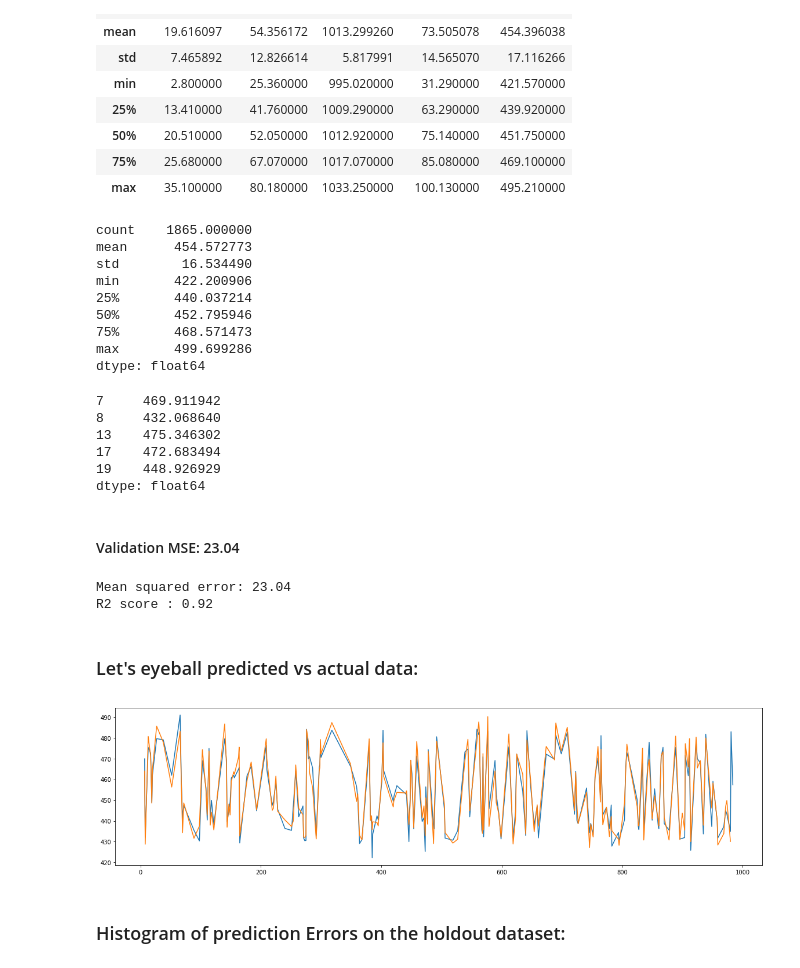
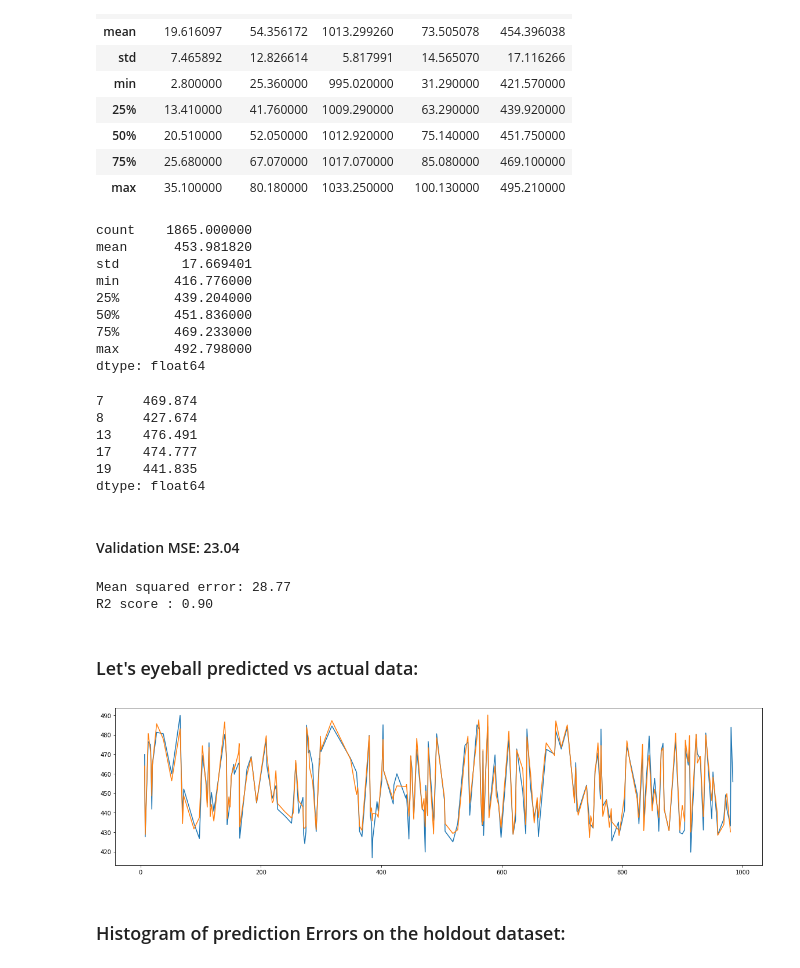
Before and after one commit to ShuhuaGao/geppy, a Jupyter notebook: examples/sr/GEP_RNC_for_ML_with_UCI_Power_Plant_dataset.ipynb, the cells around one changed output. Saved outputs shown, nothing was run; the diff lists cells and outputs as text; code cells hidden in the pictures.

```diff
--- a/examples/sr/GEP_RNC_for_ML_with_UCI_Power_Plant_dataset.ipynb
+++ b/examples/sr/GEP_RNC_for_ML_with_UCI_Power_Plant_dataset.ipynb
@@ -60,6 +53,6 @@ print(os.listdir("../../data"))
 # %%
 # read in the data to pandas
-PowerPlantData = pd.read_csv("../../data/data.csv")
+PowerPlantData = pd.read_csv("../../data/UCI_PowerPlant.csv")
 # %% [markdown]
 ## Notes on the ML training data
 
@@ -446,22 +442,22 @@ predPE = CalculateBestModelOutput(holdout.AT, holdout.V, holdout.AP, holdout.RH,
 predPE.describe()
 # %% [output]
 count    1865.000000
-mean      454.572773
-std        16.534490
-min       422.200906
-25%       440.037214
-50%       452.795946
-75%       468.571473
-max       499.699286
+mean      453.981820
+std        17.669401
+min       416.776000
+25%       439.204000
+50%       451.836000
+75%       469.233000
+max       492.798000
 dtype: float64
 # %%
 predPE.head()
 # %% [output]
-7     469.911942
-8     432.068640
-13    475.346302
-17    472.683494
-19    448.926929
+7     469.874
+8     427.674
+13    476.491
+17    474.777
+19    441.835
 dtype: float64
 # %% [markdown]
 #### Validation MSE:      23.04
@@ -470,19 +466,19 @@ from sklearn.metrics import mean_squared_error, r2_score
 print("Mean squared error: %.2f" % mean_squared_error(holdout.PE, predPE))
 print("R2 score : %.2f" % r2_score(holdout.PE, predPE))
 # %% [output]
-Mean squared error: 23.04
-R2 score : 0.92
+Mean squared error: 28.77
+R2 score : 0.90
 # %% [markdown]
 ### Let's eyeball predicted vs actual data:
 # %%
 from matplotlib import pyplot
 pyplot.rcParams['figure.figsize'] = [20, 5]
-len=200
+plotlen=200
 pyplot.plot(predPE.head(plotlen))       # predictions are in blue
 pyplot.plot(holdout.PE.head(plotlen-2)) # actual values are in orange
 pyplot.show()
 # %% [output]
-[figure, old version]
+[figure, new version]
 # %% [markdown]
 ### Histogram of prediction Errors on the holdout dataset:
 # %%
```
Also changed, not shown: parts of 20 cells of this notebook, 2 other files.
